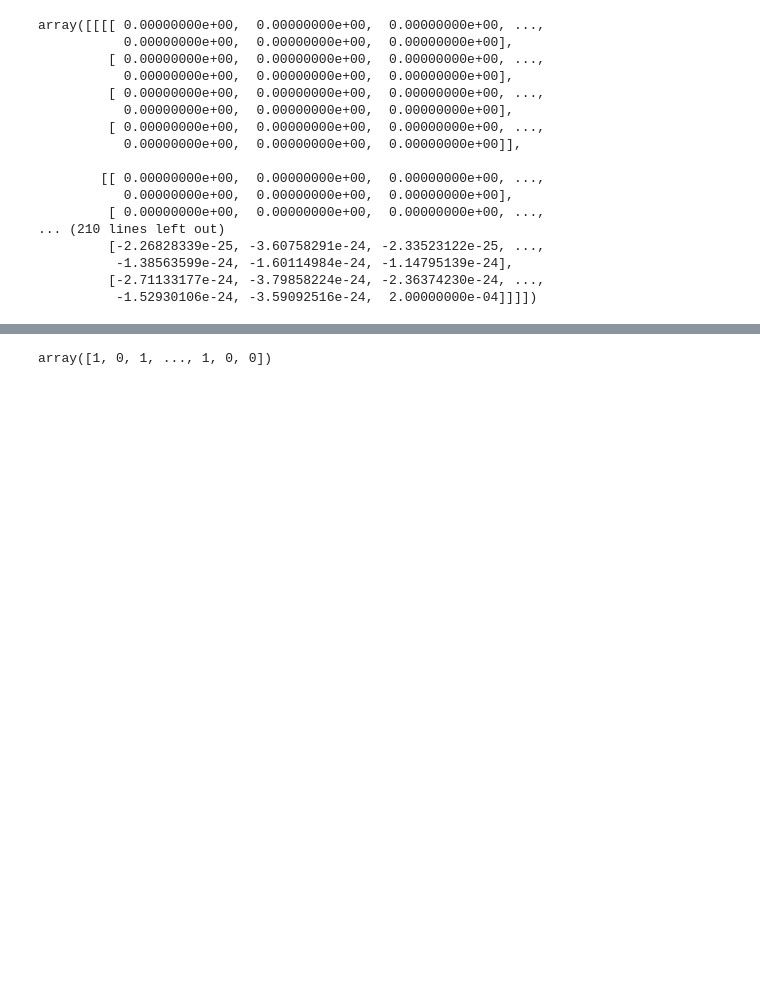
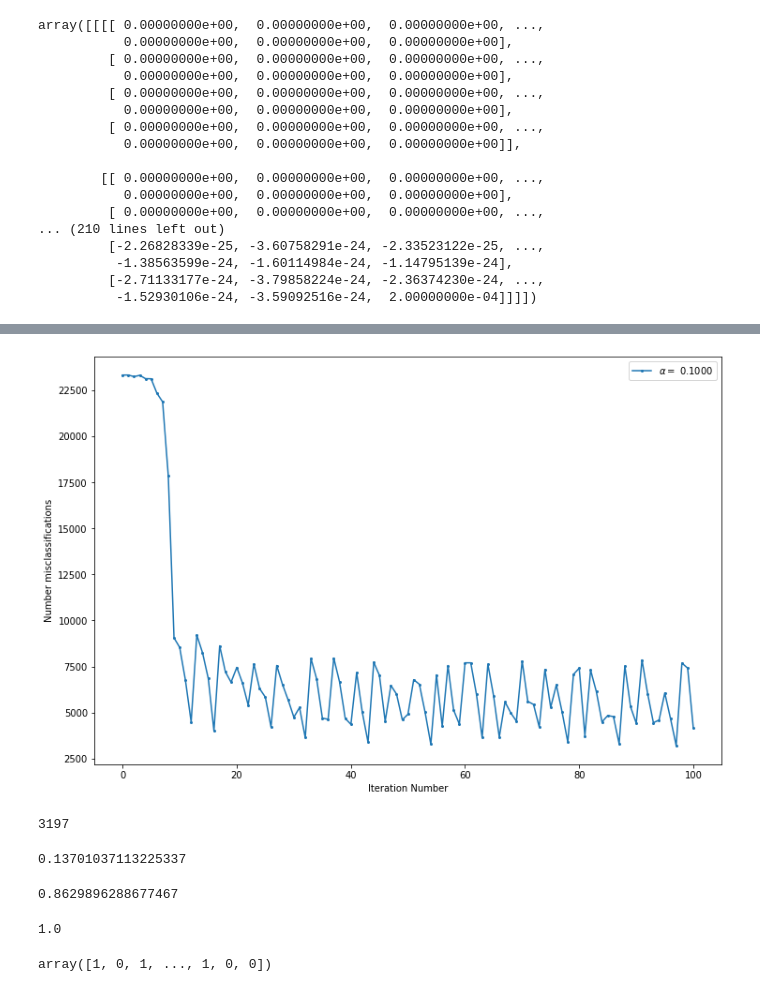
Before and after one commit to shengzhiheng/MachineLearningFinal, a Jupyter notebook: SimpleClassifier.ipynb, the cells around one changed output, grey strips where cells are left out. Cells and saved outputs as stored; diff of their text form; code cells hidden in the pictures; blank space fills up the shorter version.

```diff
--- a/SimpleClassifier.ipynb
+++ b/SimpleClassifier.ipynb
@@ -354,3 +364,27 @@ Text(0.5, 1.0, 'Multiclass Perceptron For Bubble Dataset')
+# %%
+plt.plot(it_num, mch, marker='o', markersize=2, label=r"$\alpha =$"+f" {alpha:.4f}")
+plt.xlabel("Iteration Number")
+plt.ylabel("Number misclassifications")
+#plt.yscale('log')
+plt.legend();
+# %% [output]
+[figure, added]
+# %%
+mch.min()
+# %% [output]
+3197
+# %%
+mch.min() / len(df_features)
+# %% [output]
+0.13701037113225337
+# %%
+1 - mch.min() / len(df_features)
+# %% [output]
+0.8629896288677467
+# %%
+mch[0] / len(df_features)
+# %% [output]
+1.0
 # %%
 w = wh[-1]
 # %%
```
Also changed, not shown: parts of 10 cells of this notebook, 4 other files.
